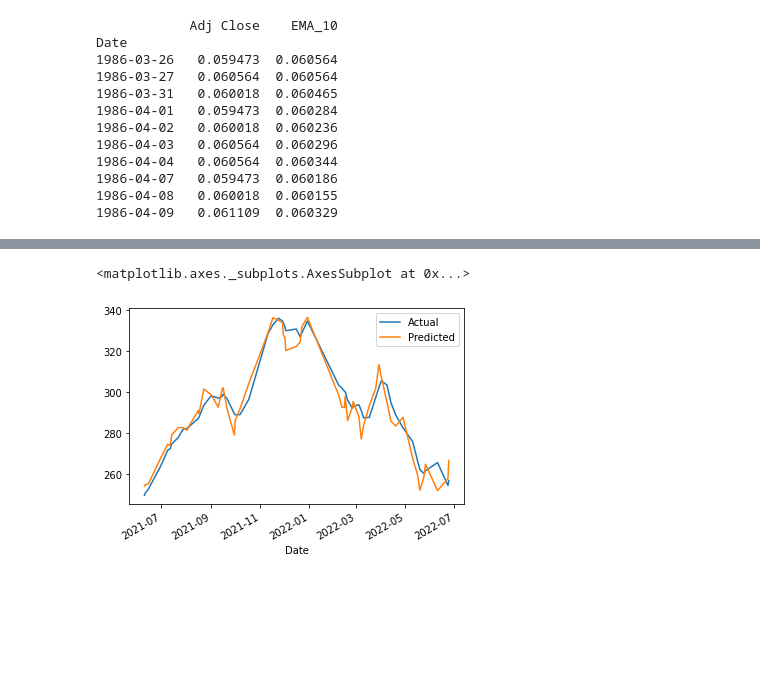
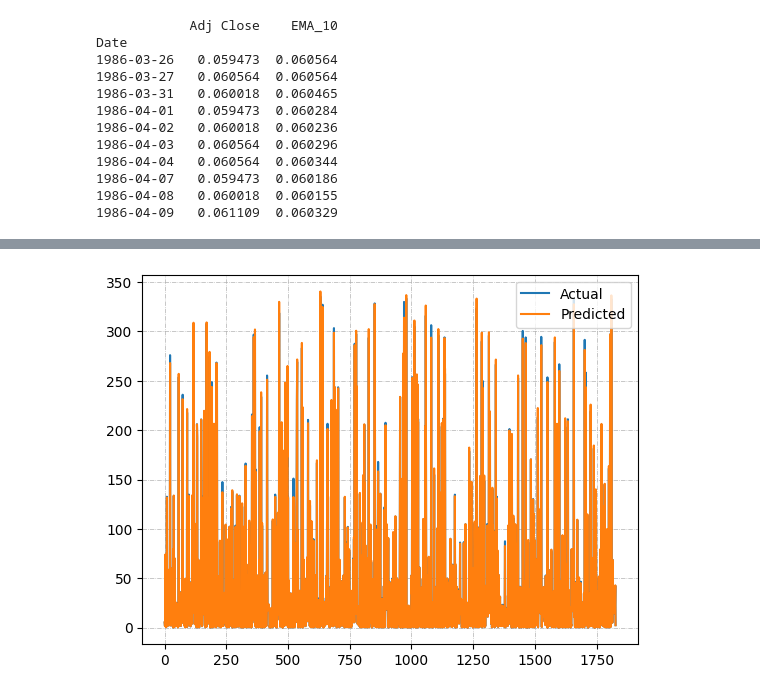
Before and after one commit to hussaintaniya/stockpred2, a Jupyter notebook: lr.ipynb, the cells around one changed output, grey strips where cells are left out. Cells and saved outputs as stored; diff of their text form; code cells hidden in the pictures; blank space fills up the shorter version.

```diff
--- a/lr.ipynb
+++ b/lr.ipynb
@@ -228,7 +365,8 @@ dfpred=df_pred.sort_values(by=['Date'])
-# %%
-#plot the data
-dfp=dfpred.tail(60)
-dfp[['Actual','Predicted']].plot()
-# %% [output]
-<matplotlib.axes._subplots.AxesSubplot at 0x...>
-[figure, removed]
+# %%
+#plot the data
+plt.plot(df_pred[['Actual','Predicted']])
+plt.legend(['Actual','Predicted'])
+plt.grid(linestyle='-.',linewidth='0.5')
+plt.show()
+# %% [output]
+[figure, added]
```
Also changed, not shown: parts of 10 cells of this notebook.
